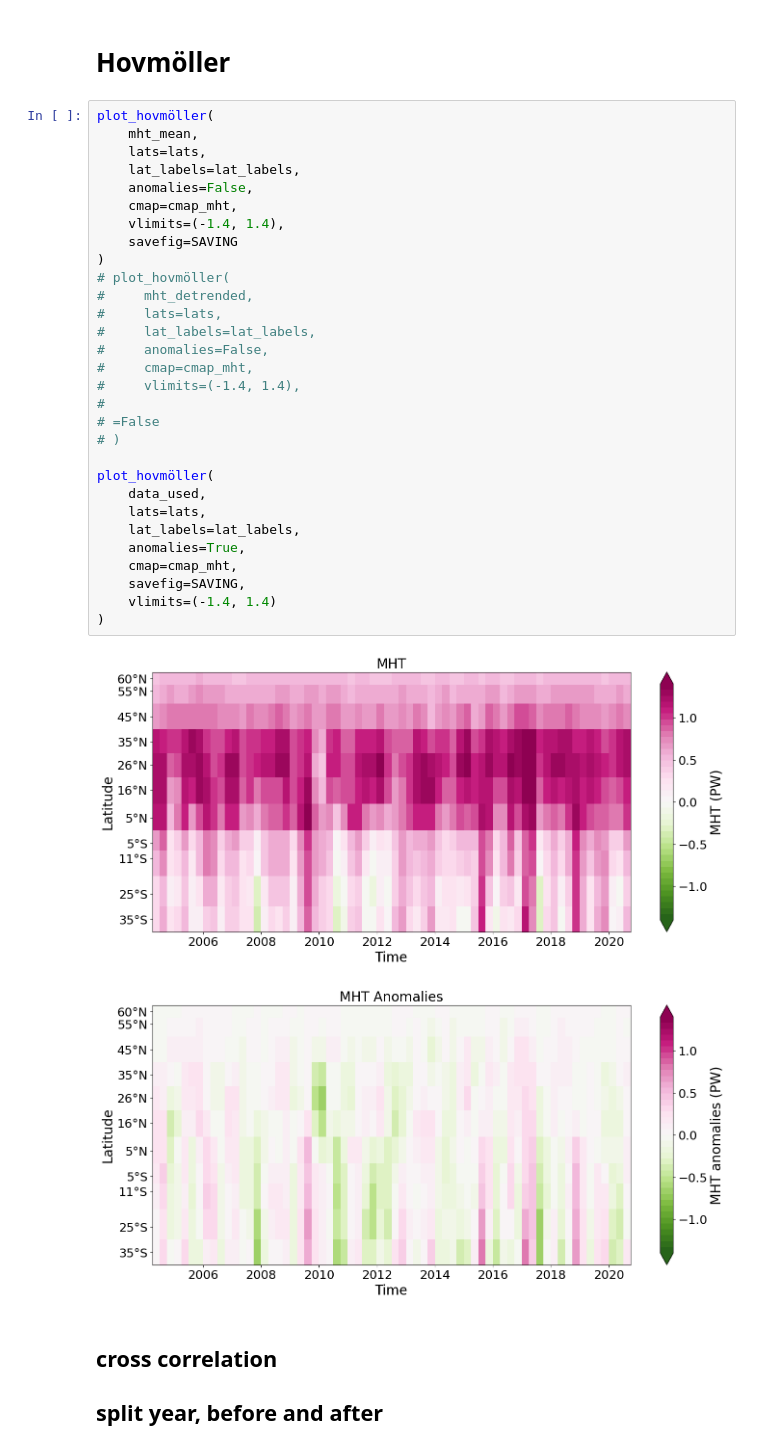
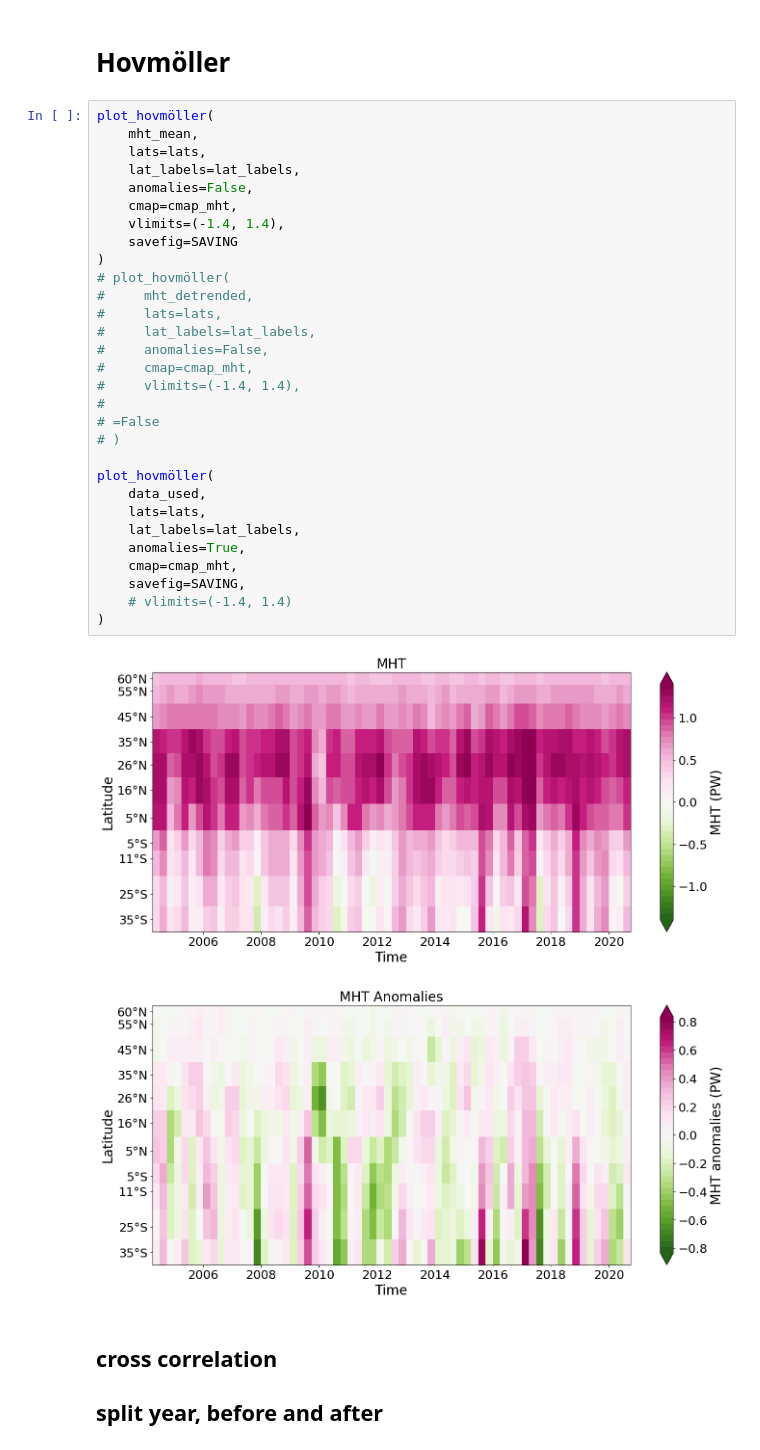
Before and after one commit to lea-dietz/masterthesis, a Jupyter notebook: coding/mht.ipynb, the cells around one changed output. Saved outputs shown, nothing was run; the diff lists cells and outputs as text.

```diff
--- a/coding/mht.ipynb
+++ b/coding/mht.ipynb
@@ -188,35 +194,35 @@ n_effs_mht, r_crits_mht, its_mht = compute_n_eff_and_r_crit(
 plot_hovmöller(
     mht_mean,
     lats=lats,
     lat_labels=lat_labels,
     anomalies=False,
     cmap=cmap_mht,
     vlimits=(-1.4, 1.4),
     savefig=SAVING
 )
 # plot_hovmöller(
 #     mht_detrended,
 #     lats=lats,
 #     lat_labels=lat_labels,
 #     anomalies=False,
 #     cmap=cmap_mht,
 #     vlimits=(-1.4, 1.4),
 #
 # =False
 # )
 
 plot_hovmöller(
     data_used,
     lats=lats,
     lat_labels=lat_labels,
     anomalies=True,
     cmap=cmap_mht,
     savefig=SAVING,
-    vlimits=(-1.4, 1.4)
+    # vlimits=(-1.4, 1.4)
 )
 # %% [output]
 [figure]
-[figure, old version]
+[figure, new version]
 # %% [markdown]
 ## cross correlation
 ## split year, before and after
```
Also changed, not shown: parts of 9 cells of this notebook, 55 other files.
